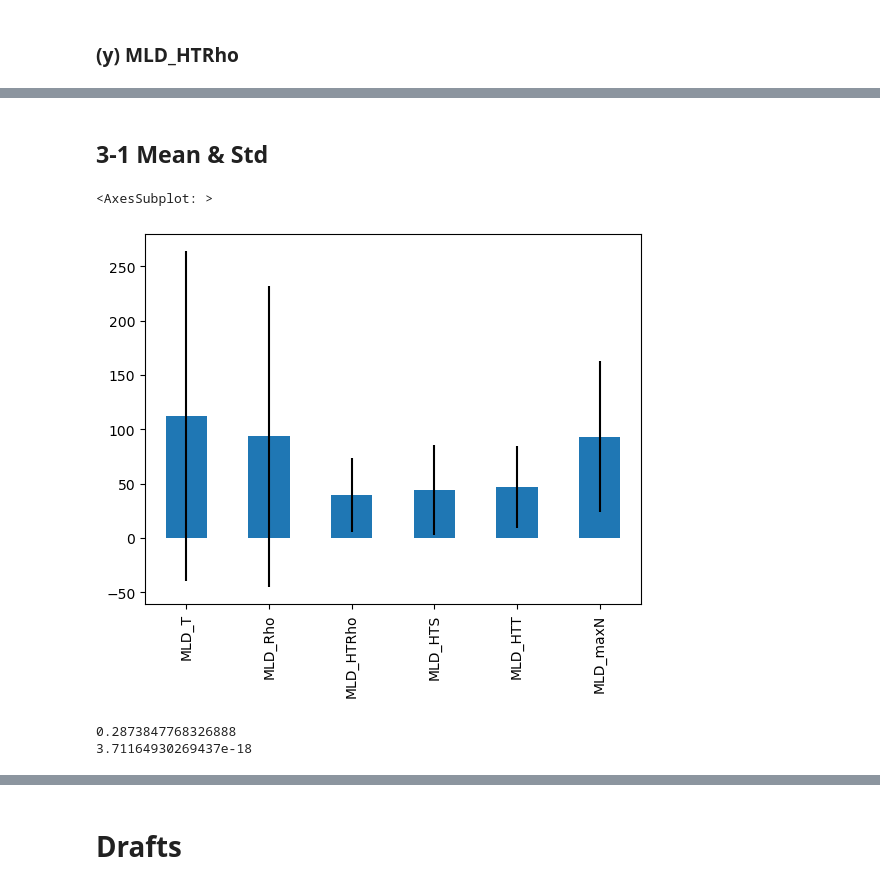
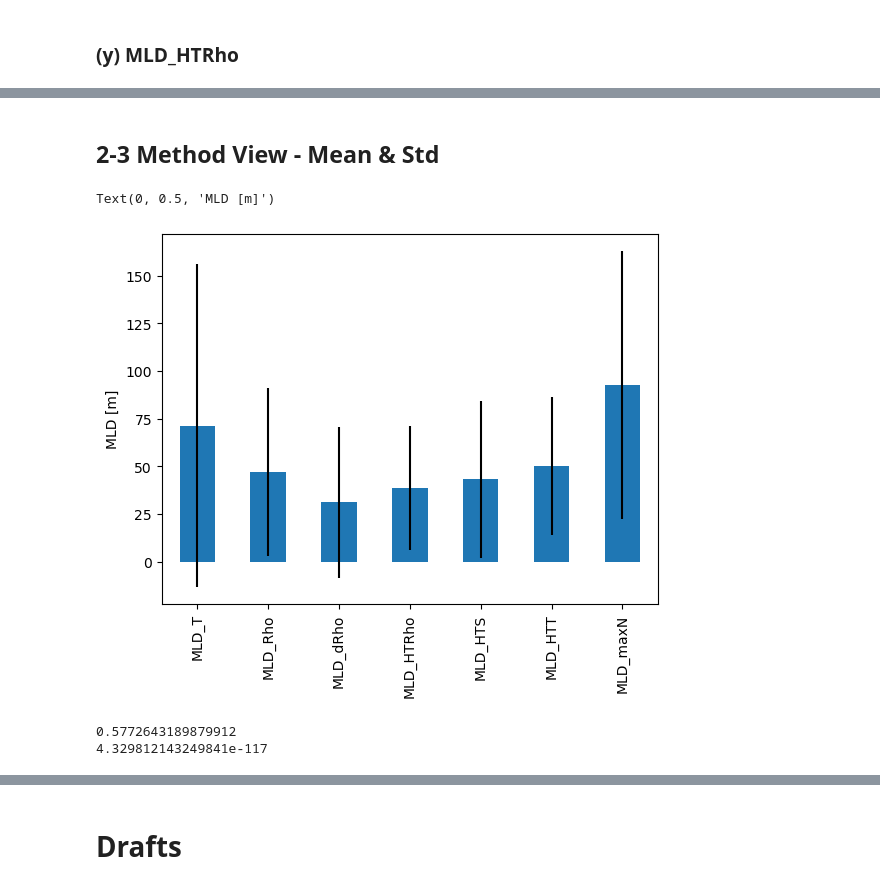
Before and after one commit to JerryLIU-Junzhe/rces-final-project, a Jupyter notebook: rces_final_project.ipynb, the cells around one changed output, grey strips where cells are left out. Cells and saved outputs as stored; diff of their text form; code cells hidden in the pictures.

```diff
--- a/rces_final_project.ipynb
+++ b/rces_final_project.ipynb
@@ -99,0 +103,24 @@ def MLD_of_maxN(Depthk, Rhok, z_ref, rho_0):
+# %%
+def MLD_of_dRho(Depthk, Rhok, z_ref, rho_0):
+    dRho_threshold = -0.0005
+    Zk = -Depthk
+    dRho =  (Rhok[:-1]-Rhok[1:])/(Zk[:-1]-Zk[1:])
+    Depth_dRho = Depthk[:-1]
+    MLD_dRho_all = Depth_dRho[dRho<dRho_threshold]
+    ind = np.where(MLD_dRho_all>z_ref)
+
+    if len(ind[0])==0:   # no point found
+        MLD_dRho = np.max(Depthk)
+    else:
+        MLD_dRho_all = MLD_dRho_all[ind[0]]
+        MLD_dRho = MLD_dRho_all[0]
+
+    return MLD_dRho
+# %%
+
+dRho_threshold = -0.0005
+Zk = -Depthk
+dRho =  (Rhok[:-1]-Rhok[1:])/(Zk[:-1]-Zk[1:])
+Depth_dRho = Depthk[:-1]
+MLD_dRho_all = Depth_dRho[dRho<dRho_threshold]
+ind = np.where(MLD_dRho_all>z_ref)
@@ -193,6 +229,9 @@ Allmix_HTRho = []
     # Max Buoyancy Frequency
 MLD_maxN = []
 Allmix_maxN = []
+    # Max density gradient
+MLD_dRho = []
+Allmix_dRho = []
 for k in range(len(platform_unique)):
 # ------------------------------------------------------------------------
 # (0) Load Data for this platform
@@ -232,9 +271,9 @@ for k in range(len(platform_unique)):
 # ------------------------------------------------------------------------
 # (2) Remove NaN & smooth & get unique values
     interp_func_S = interpolate.interp1d(Pk[indexk_realS], Sk[indexk_realS], kind='nearest', fill_value='extrapolate')
-    Sk = savgol_filter(interp_func_S(Pk),20,3)
+    Sk = savgol_filter(interp_func_S(Pk),5,3)
     interp_func_T = interpolate.interp1d(Pk[indexk_realT], Tk[indexk_realT], kind='nearest', fill_value='extrapolate')
-    Tk = savgol_filter(interp_func_T(Pk),20,3)
+    Tk = savgol_filter(interp_func_T(Pk),5,3)
 
     Sk_uni, index_uniqueS = np.unique(Sk,return_index=True)
     Tk_uni, index_uniqueT = np.unique(Tk,return_index=True)
@@ -286,7 +325,7 @@ for k in range(len(platform_unique)):
 # ------------------------------------------------------------------------
 # (7) MLD-maxN
     MLD_maxNk = MLD_of_maxN(Depthk, Rhok, z_ref, rho_0)
-
+    MLD_maxN.append(MLD_maxNk)
     # Zk = -Depthk
     # N2k = -g/rho_0 * (Rhok[:-1]-Rhok[1:])/(Zk[:-1]-Zk[1:])
     # Depth_N2k = Depthk[:-1]
@@ -296,8 +335,9 @@ for k in range(len(platform_unique)):
     # MLD_maxN.append(MLD_maxNk)
 
 # ------------------------------------------------------------------------
-# (8) MLD_dN & Quality Index (QI)
-
+# (8) MLD-dRho
+    MLD_dRhok = MLD_of_dRho(Depthk, Rhok, z_ref, rho_0)
+    MLD_dRho.append(MLD_dRhok)
 
 
 # ------------------------------------------------------------------------
@@ -313,7 +353,7 @@ toc()
 # %%
 # Put into dataset
-col_names = ['Profile','Lat','Lon','MLD_T','MLD_Rho','MLD_HTRho','MLD_HTS','MLD_HTT','MLD_maxN']
-data = np.transpose([platform_valid,Lat_prof,Lon_prof,MLD_T,MLD_Rho,MLD_HTRho,MLD_HTS,MLD_HTT,MLD_maxN])
+col_names = ['Profile','Lat','Lon','MLD_T','MLD_Rho','MLD_dRho','MLD_HTRho','MLD_HTS','MLD_HTT','MLD_maxN']
+data = np.transpose([platform_valid,Lat_prof,Lon_prof,MLD_T,MLD_Rho,MLD_dRho,MLD_HTRho,MLD_HTS,MLD_HTT,MLD_maxN])
 df_MLD = pd.DataFrame(data, columns=col_names)
 df_MLD
 # %% [output]
@@ -1091,25 +1309,26 @@ plt.colorbar(pc)
 # %% [markdown]
-## 3-1 Mean & Std
+## 2-3 Method View - Mean & Std
 # %%
 df_mean = df_MLD.mean()
 df_std = df_MLD.std()
 
 df_mean[3:].plot.bar(yerr=df_std[3:])
+plt.ylabel('MLD [m]')
 # %% [output]
-<AxesSubplot: >
+Text(0, 0.5, 'MLD [m]')
-[figure, old version]
+[figure, new version]
 # %%
-## zonal mean (each lat)
-df_latmean = df_MLD.groupby(df_MLD.Lat).mean()
-MLD_latmean = df_latmean.iloc[:,3:].values
-np.shape(MLD_latmean)
+# ## zonal mean (each lat)
+# df_latmean = df_MLD.groupby(df_MLD.Lat).mean()
+# MLD_latmean = df_latmean.iloc[:,2:]
+# np.shape(MLD_latmean)
 
-# try to get corr
-corr = scipy.signal.correlate2d(np.transpose(MLD_latmean), np.transpose(MLD_latmean),mode='same')
+# # try to get corr
+# corr = scipy.signal.correlate2d(np.transpose(MLD_latmean), np.transpose(MLD_latmean),mode='same')
 
-slope, intercept, R, P, std_err = scipy.stats.linregress(MLD_latmean[:,0],MLD_latmean[:,2])
-print(R)
-print(P)
+# slope, intercept, R, P, std_err = scipy.stats.linregress(MLD_latmean.values[:,0],MLD_latmean.values[:,2])
+# print(R)
+# print(P)
 # %% [output]
-0.2873847768326888
-3.71164930269437e-18
+0.5772643189879912
+4.329812143249841e-117
```
Also changed, not shown: parts of 55 cells of this notebook.
